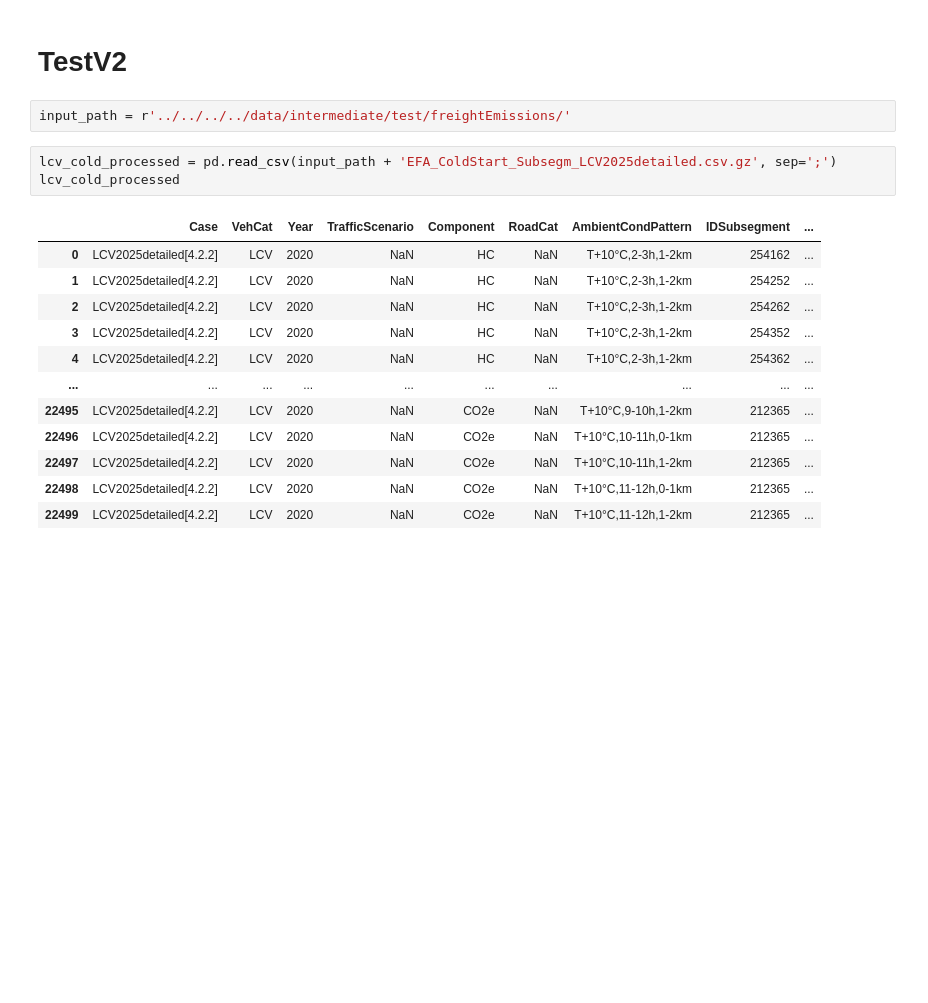
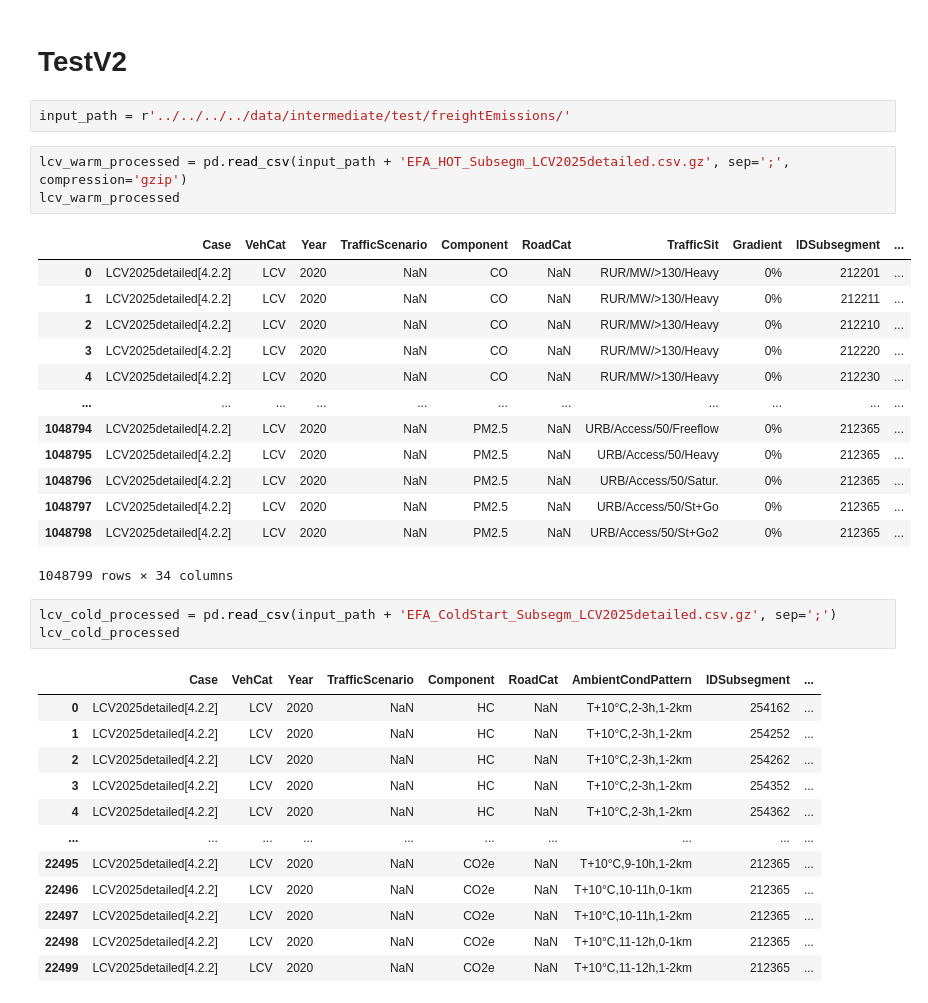
Before and after one commit to XanderPENG/matsim-xp, a Jupyter notebook: src/main/python/freight_emission/convert_hbefa_tables.ipynb, the cells around one changed output. Cells and saved outputs as stored; diff of their text form; blank space fills up the shorter version.

```diff
--- a/src/main/python/freight_emission/convert_hbefa_tables.ipynb
+++ b/src/main/python/freight_emission/convert_hbefa_tables.ipynb
@@ -301,6 +298,23 @@ test_data_.query("Subsegment == 'LCV petrol N1-III Euro-6c' and TrafficSit == 'U
 # TestV2
 # %%
 input_path = r'../../../../data/intermediate/test/freightEmissions/'
+# %%
+lcv_warm_processed = pd.read_csv(input_path + 'EFA_HOT_Subsegm_LCV2025detailed.csv.gz', sep=';', compression='gzip')
+lcv_warm_processed
+# %% [output]
+|  | Case | VehCat | Year | TrafficScenario | Component | RoadCat | TrafficSit | Gradient | IDSubsegment | ... |
+| 0 | LCV2025detailed[4.2.2] | LCV | 2020 | NaN | CO | NaN | RUR/MW/>130/Heavy | 0% | 212201 | ... |
+| 1 | LCV2025detailed[4.2.2] | LCV | 2020 | NaN | CO | NaN | RUR/MW/>130/Heavy | 0% | 212211 | ... |
+| 2 | LCV2025detailed[4.2.2] | LCV | 2020 | NaN | CO | NaN | RUR/MW/>130/Heavy | 0% | 212210 | ... |
+| 3 | LCV2025detailed[4.2.2] | LCV | 2020 | NaN | CO | NaN | RUR/MW/>130/Heavy | 0% | 212220 | ... |
+| 4 | LCV2025detailed[4.2.2] | LCV | 2020 | NaN | CO | NaN | RUR/MW/>130/Heavy | 0% | 212230 | ... |
+| ... | ... | ... | ... | ... | ... | ... | ... | ... | ... | ... |
+| 1048794 | LCV2025detailed[4.2.2] | LCV | 2020 | NaN | PM2.5 | NaN | URB/Access/50/Freeflow | 0% | 212365 | ... |
+| 1048795 | LCV2025detailed[4.2.2] | LCV | 2020 | NaN | PM2.5 | NaN | URB/Access/50/Heavy | 0% | 212365 | ... |
+| 1048796 | LCV2025detailed[4.2.2] | LCV | 2020 | NaN | PM2.5 | NaN | URB/Access/50/Satur. | 0% | 212365 | ... |
+| 1048797 | LCV2025detailed[4.2.2] | LCV | 2020 | NaN | PM2.5 | NaN | URB/Access/50/St+Go | 0% | 212365 | ... |
+| 1048798 | LCV2025detailed[4.2.2] | LCV | 2020 | NaN | PM2.5 | NaN | URB/Access/50/St+Go2 | 0% | 212365 | ... |
+1048799 rows × 34 columns
 # %%
 lcv_cold_processed = pd.read_csv(input_path + 'EFA_ColdStart_Subsegm_LCV2025detailed.csv.gz', sep=';')
 lcv_cold_processed
```
Also changed, not shown: parts of 18 cells of this notebook.
